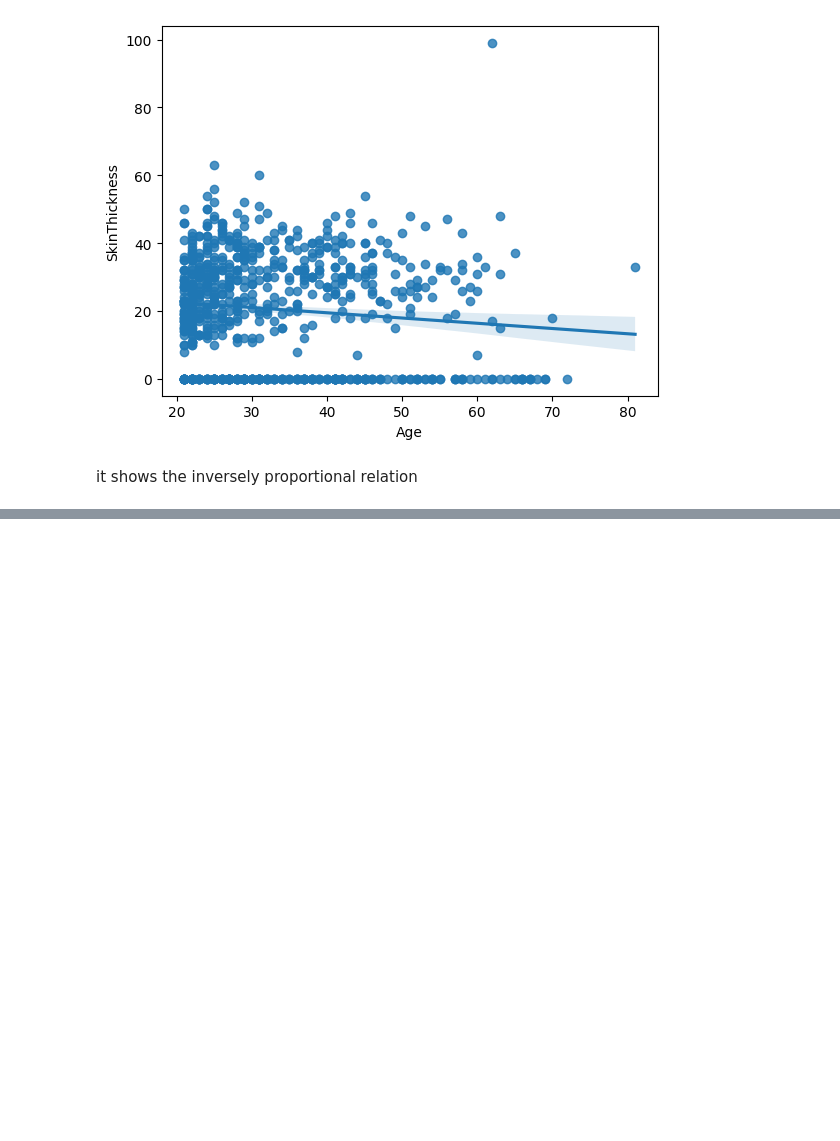
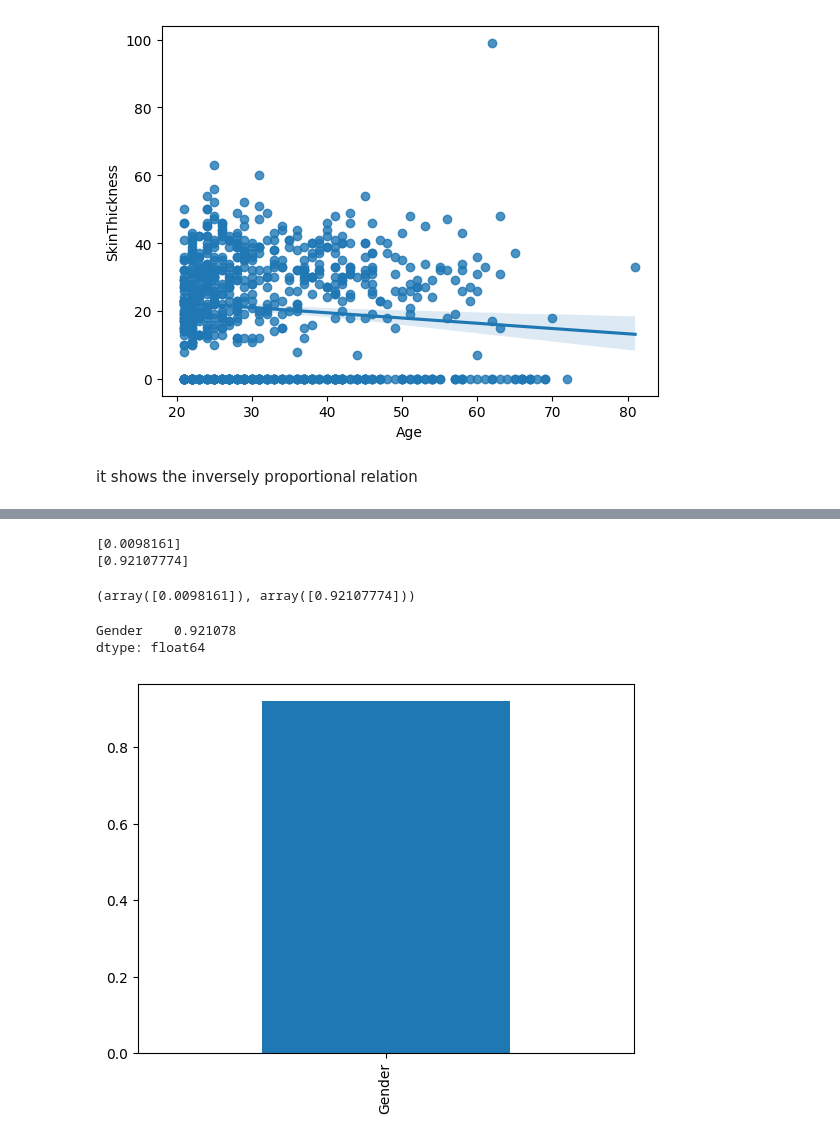
Before and after one commit to MekhzZ/AppliedStatisticsWithPython.ipynb, a Jupyter notebook: AppliedStatisticsWithPython.ipynb, the cells around one changed output, grey strips where cells are left out. Cells and saved outputs as stored; diff of their text form; code cells hidden in the pictures; blank space fills up the shorter version.

```diff
--- a/AppliedStatisticsWithPython.ipynb
+++ b/AppliedStatisticsWithPython.ipynb
@@ -733,0 +902,4 @@ it shows the inversely proportional relation
+# %%
+df_chi_square['Gender'] = LabelEncoder().fit_transform(df_chi_square['Gender'])
+df_chi_square['Loan_Status'] = LabelEncoder().fit_transform(df_chi_square['Loan_Status'])
+df_chi_square.head()
@@ -733,0 +923,27 @@ it shows the inversely proportional relation
+# %%
+from sklearn.feature_selection import chi2
+
+x = df_chi_square.drop('Loan_Status', axis=1)
+y = df_chi_square['Loan_Status']
+
+chi2_value, p_value = chi2(x,y)
+print(chi2_value)
+print(p_value)
+# %% [output]
+[0.0098161]
+[0.92107774]
+# %%
+chi_scores = chi2(x,y)
+chi_scores
+# %% [output]
+(array([0.0098161]), array([0.92107774]))
+# %%
+p_values = pd.Series(chi_scores[1], index=x.columns)
+p_values
+# %% [output]
+Gender    0.921078
+dtype: float64
+# %%
+p_values.plot.bar();
+# %% [output]
+[figure, added]
```
Also changed, not shown: parts of 45 cells of this notebook.
